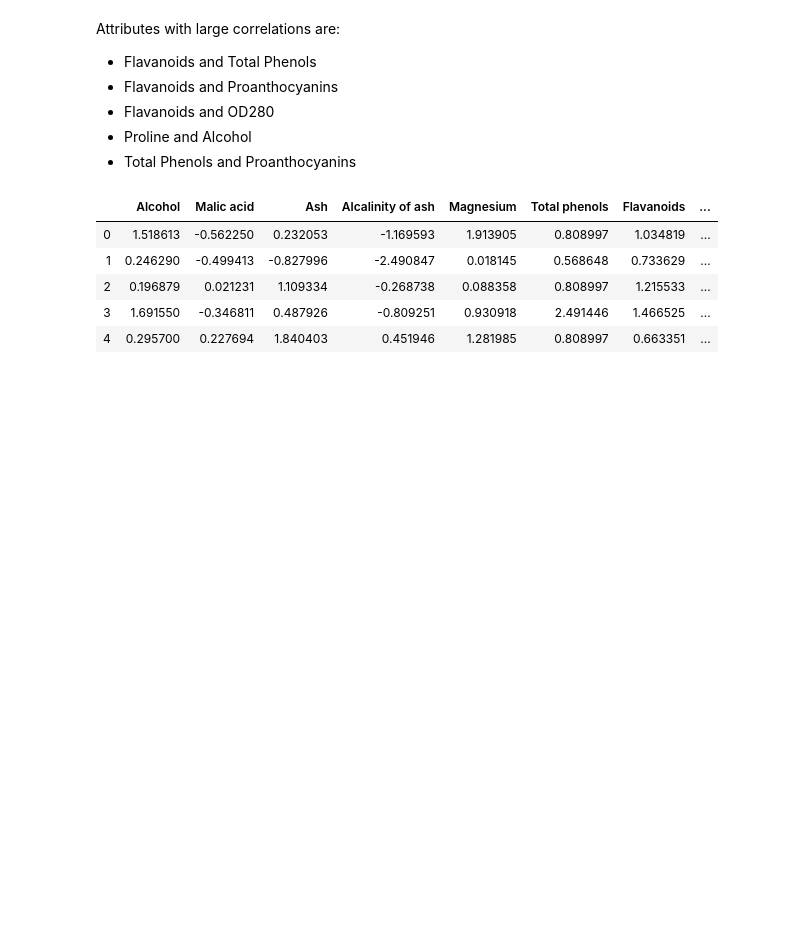
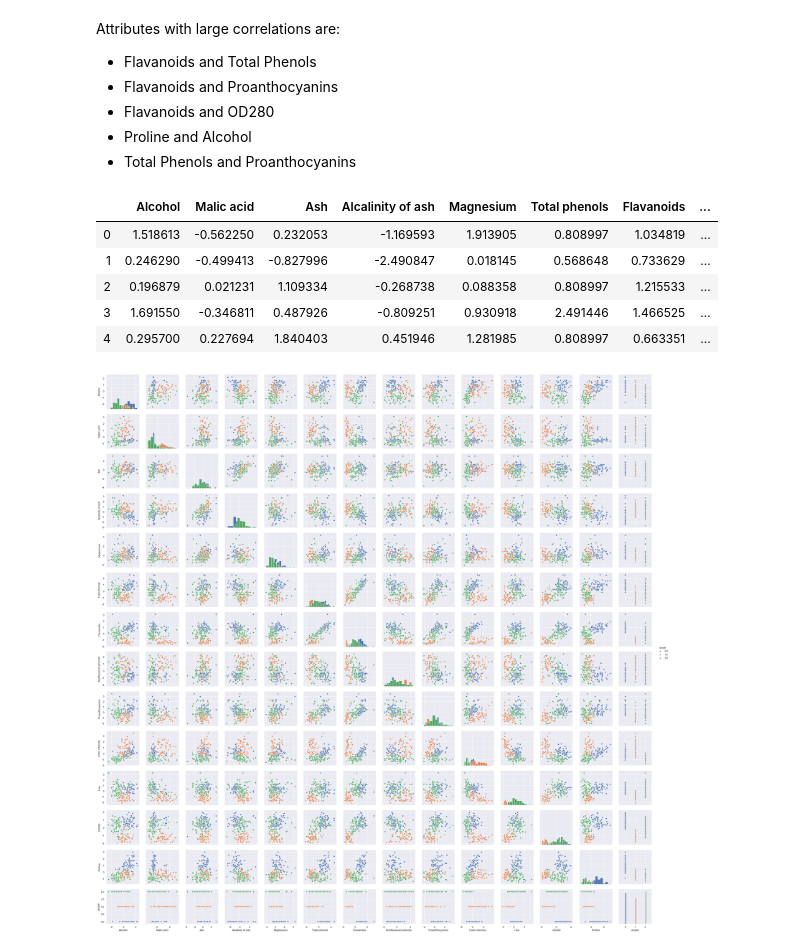
Before and after one commit to jamesworsey/3803ICT-Lab02, a Jupyter notebook: wine.ipynb, the cells around one changed output. Saved outputs shown, nothing was run; the diff lists cells and outputs as text; code cells hidden in the pictures; blank space fills up the shorter version.

```diff
--- a/wine.ipynb
+++ b/wine.ipynb
@@ -113,3 +115,10 @@ normalizedData.head()
 | 2 | 0.196879 | 0.021231 | 1.109334 | -0.268738 | 0.088358 | 0.808997 | 1.215533 | ... |
 | 3 | 1.691550 | -0.346811 | 0.487926 | -0.809251 | 0.930918 | 2.491446 | 1.466525 | ... |
 | 4 | 0.295700 | 0.227694 | 1.840403 | 0.451946 | 1.281985 | 0.808997 | 0.663351 | ... |
+# %%
+kMeansClustering = KMeans(n_clusters = 3, random_state=random.seed())
+res = kMeansClustering.fit_predict(normalizedData)
+normalizedData ["cluster"] = res.astype('float64')
+sns_plot = sns.pairplot(normalizedData, hue = "cluster",diag_kind="hist")
+# %% [output]
+[figure, added]
```
Also changed, not shown: parts of 1 cell of this notebook.
